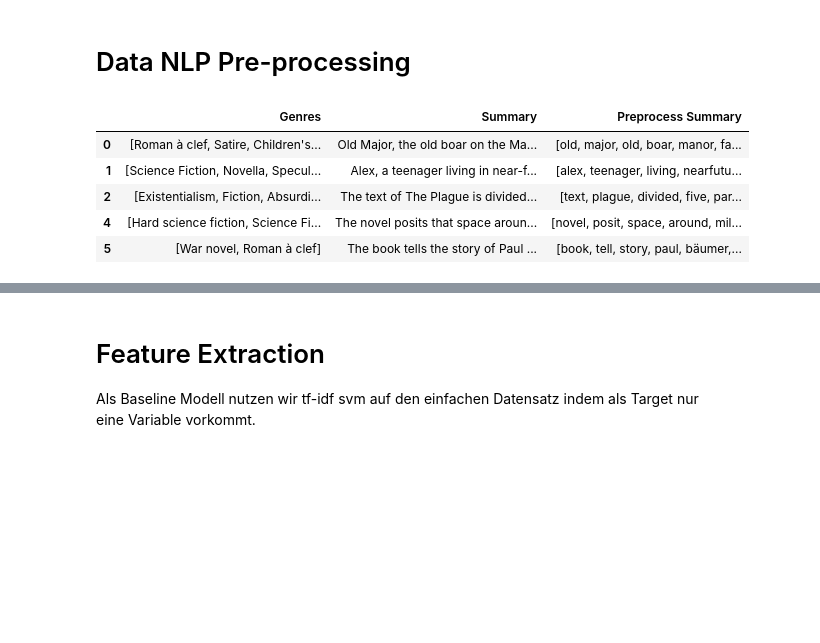
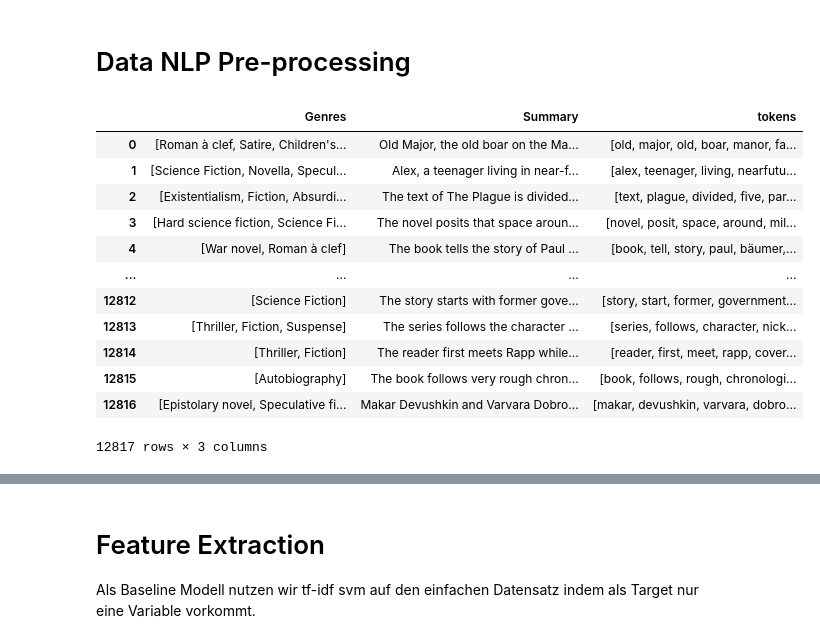
Before and after one commit to 7ben18/fhnw-npr-Natural-Language-Processing, a Jupyter notebook: mini-challenge1/npr-minichallenge1-yannic-ben.ipynb, the cells around one changed output, grey strips where cells are left out. Drawn from its saved outputs; the diff is of its cells as text; code cells hidden in the pictures; blank space fills up the shorter version.

```diff
--- a/mini-challenge1/npr-minichallenge1-yannic-ben.ipynb
+++ b/mini-challenge1/npr-minichallenge1-yannic-ben.ipynb
@@ -121,8 +139,8 @@ None
 # drop rows that contains NaN Values for Genres and Summary
 df_clean = df.dropna(subset=['Genres', 'Summary'])
 
-# remove duplicated rows
-df_clean = df_clean.drop_duplicates(subset=['Summary'])
+# remove duplicated rows and reset index
+df_clean = df_clean.drop_duplicates(subset=['Summary']).reset_index(drop=True)
 
 display(df_clean.info())
 
@@ -161,7 +179,7 @@ Relative number of dropped rows in percent:  22.6 %
 Number of unique genres:  227
 # %%
 # drop rows that contains NaN Values for Genres and Summary
-df_clean = df.dropna(subset=['Genres', 'Summary'])
+df_clean = df_clean.dropna(subset=['Genres', 'Summary'])
 
 # make both plots in one figure
 fig, axes = plt.subplots(1, 2, figsize=(20, 5))
@@ -171,6 +189,7 @@ for index, value in enumerate(df.isna().sum().sort_values(ascending=False)):
 axes[0].set_title('Number of NaN values per column before dropping rows')
 axes[0].set_xlabel('Columns')
 axes[0].set_ylabel('Number of NaN values')
+
 df_clean.isna().sum().sort_values(ascending=False).plot(kind='bar', ax=axes[1])
 for index, value in enumerate(df_clean.isna().sum().sort_values(ascending=False)):
     axes[1].text(index, value, str(value), ha='center', va='bottom', fontsize=10)
@@ -208,36 +229,43 @@ plt.show()
 # %%
 # select the relevant columns
 df_clean = df_clean[['Genres', 'Summary']].copy()
 
 # Initialize stop words and lemmatizer
 stop_words = set(stopwords.words('english'))
 
 # preprocess Summary column and add it to the dataframe
 def preprocess_summary(summary_text: str):
     # case folding to lower case
     summary_text = summary_text.lower()
     # remove punctuation, kommas, dots, and other special characters
     summary_text = summary_text.translate(str.maketrans('', '', string.punctuation))
     # remove stopwords
     summary_text = [word for word in summary_text.split() if word not in stop_words]
     # lemmatize words
     summary_text = [WordNetLemmatizer().lemmatize(word) for word in summary_text]
     # Tokenize
     summary_text = word_tokenize(" ".join(summary_text))
     return summary_text
 
 # apply preprocess function to Summary column
-df_clean['Preprocess Summary'] = df_clean['Summary'].apply(preprocess_summary)
+df_clean['tokens'] = df_clean['Summary'].apply(preprocess_summary)
 
 # display the cleaned dataframe
-display(df_clean.head())
+display(df_clean)
 # %% [output]
-|  | Genres | Summary | Preprocess Summary |
+|  | Genres | Summary | tokens |
 | 0 | [Roman à clef, Satire, Children's... | Old Major, the old boar on the Ma... | [old, major, old, boar, manor, fa... |
 | 1 | [Science Fiction, Novella, Specul... | Alex, a teenager living in near-f... | [alex, teenager, living, nearfutu... |
 | 2 | [Existentialism, Fiction, Absurdi... | The text of The Plague is divided... | [text, plague, divided, five, par... |
-| 4 | [Hard science fiction, Science Fi... | The novel posits that space aroun... | [novel, posit, space, around, mil... |
-| 5 | [War novel, Roman à clef] | The book tells the story of Paul ... | [book, tell, story, paul, bäumer,... |
+| 3 | [Hard science fiction, Science Fi... | The novel posits that space aroun... | [novel, posit, space, around, mil... |
+| 4 | [War novel, Roman à clef] | The book tells the story of Paul ... | [book, tell, story, paul, bäumer,... |
+| ... | ... | ... | ... |
+| 12812 | [Science Fiction] | The story starts with former gove... | [story, start, former, government... |
+| 12813 | [Thriller, Fiction, Suspense] | The series follows the character ... | [series, follows, character, nick... |
+| 12814 | [Thriller, Fiction] | The reader first meets Rapp while... | [reader, first, meet, rapp, cover... |
+| 12815 | [Autobiography] | The book follows very rough chron... | [book, follows, rough, chronologi... |
+| 12816 | [Epistolary novel, Speculative fi... | Makar Devushkin and Varvara Dobro... | [makar, devushkin, varvara, dobro... |
+12817 rows × 3 columns
 # %%
 def pos_tag_text(tokens: list):
     pos_tagged = nltk.pos_tag(tokens)
```
Also changed, not shown: parts of 8 cells of this notebook.
